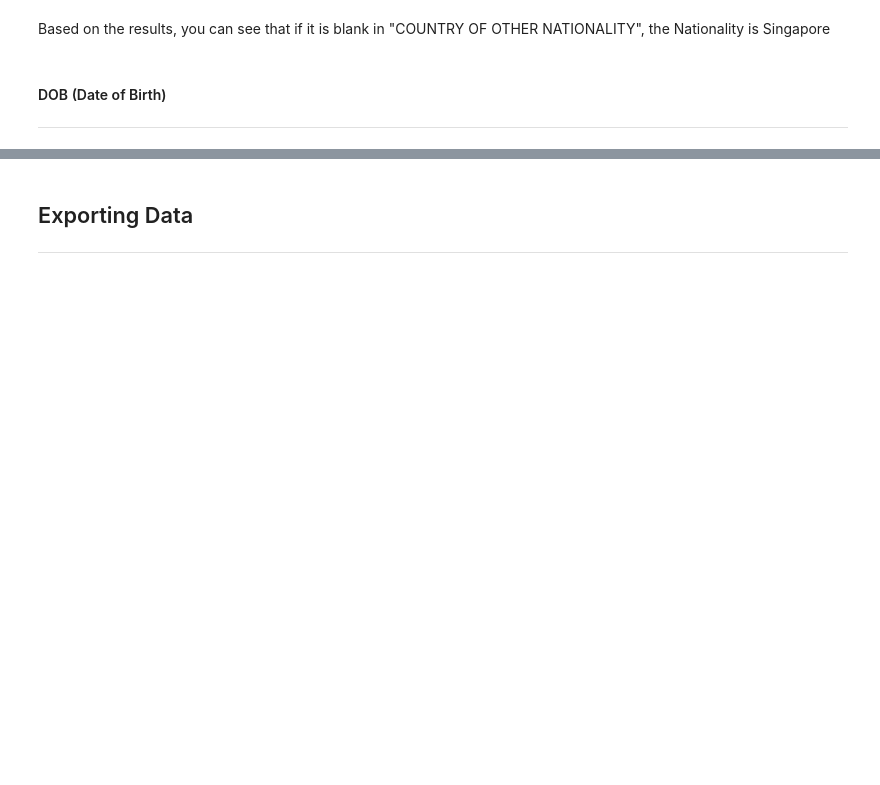
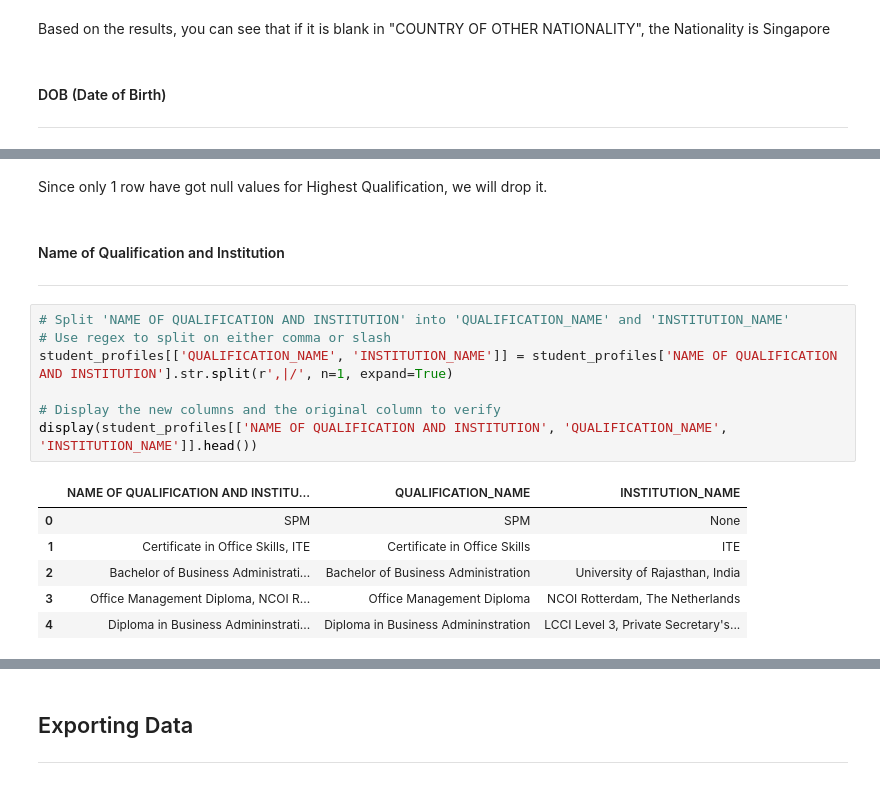
Before and after one commit to swamhtetg90/DAVI-CA2, a Jupyter notebook: data_cleaning.ipynb, the cells around one changed output, grey strips where cells are left out. Cells and saved outputs as stored; diff of their text form; blank space fills up the shorter version.

```diff
--- a/data_cleaning.ipynb
+++ b/data_cleaning.ipynb
@@ -349,0 +422,19 @@ Based on the results, you can see that if it is blank in "COUNTRY OF OTHER NATIO
+# %% [markdown]
+Since only 1 row have got null values for  Highest Qualification, we will drop it.
+# %% [markdown]
+#### Name of Qualification and Institution
+---
+# %%
+# Split 'NAME OF QUALIFICATION AND INSTITUTION' into 'QUALIFICATION_NAME' and 'INSTITUTION_NAME'
+# Use regex to split on either comma or slash
+student_profiles[['QUALIFICATION_NAME', 'INSTITUTION_NAME']] = student_profiles['NAME OF QUALIFICATION AND INSTITUTION'].str.split(r',|/', n=1, expand=True)
+
+# Display the new columns and the original column to verify
+display(student_profiles[['NAME OF QUALIFICATION AND INSTITUTION', 'QUALIFICATION_NAME', 'INSTITUTION_NAME']].head())
+# %% [output]
+|  | NAME OF QUALIFICATION AND INSTITU... | QUALIFICATION_NAME | INSTITUTION_NAME |
+| 0 | SPM | SPM | None |
+| 1 | Certificate in Office Skills, ITE | Certificate in Office Skills | ITE |
+| 2 | Bachelor of Business Administrati... | Bachelor of Business Administration | University of Rajasthan, India |
+| 3 | Office Management Diploma, NCOI R... | Office Management Diploma | NCOI Rotterdam, The Netherlands |
+| 4 | Diploma in Business Admininstrati... | Diploma in Business Admininstration | LCCI Level 3, Private Secretary's... |
```
Also changed, not shown: parts of 13 cells of this notebook.
